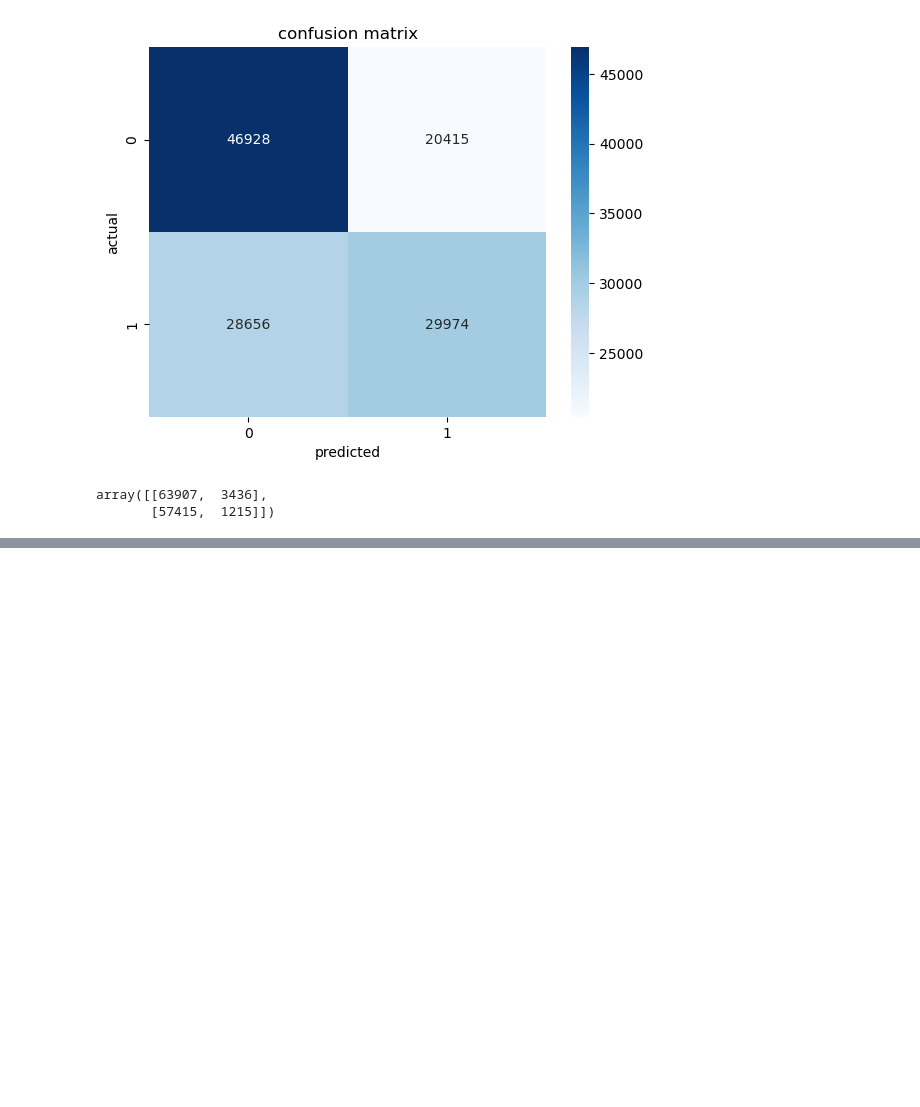
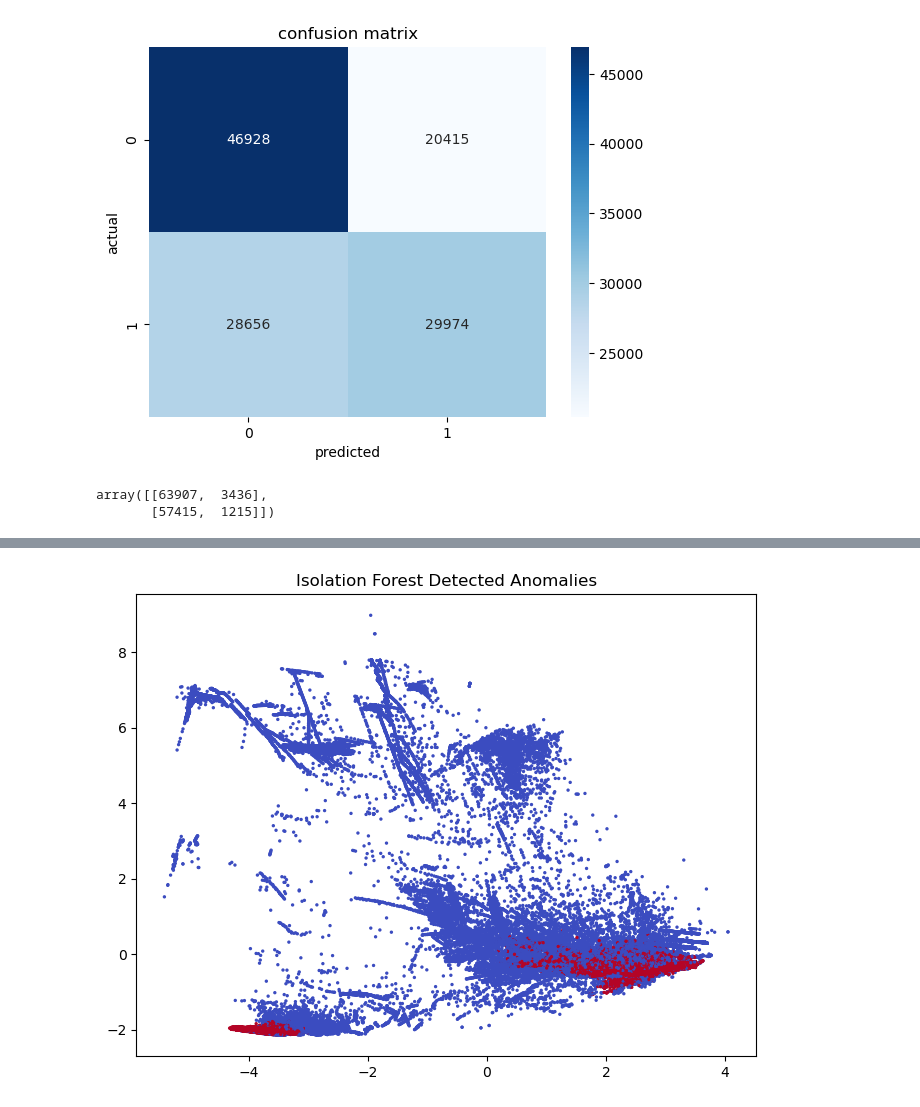
Before and after one commit to Jenish045/network-anomaly-detection, a Jupyter notebook: notebooks/03_isolation_forest.ipynb, the cells around one changed output, grey strips where cells are left out. Saved outputs shown, nothing was run; the diff lists cells and outputs as text; code cells hidden in the pictures; blank space fills up the shorter version.

```diff
--- a/notebooks/03_isolation_forest.ipynb
+++ b/notebooks/03_isolation_forest.ipynb
@@ -140,0 +167,16 @@ array([[63907,  3436],
+# %%
+plt.figure(figsize=(8,6))
+
+plt.scatter(
+    x_pca[:,0],
+    x_pca[:,1],
+    c=data["anamoly"],
+    cmap="coolwarm",
+    s=2
+)
+
+plt.title("Isolation Forest Detected Anomalies")
+
+plt.show()
+# %% [output]
+[figure, added]
```
Also changed, not shown: parts of 4 cells of this notebook.
